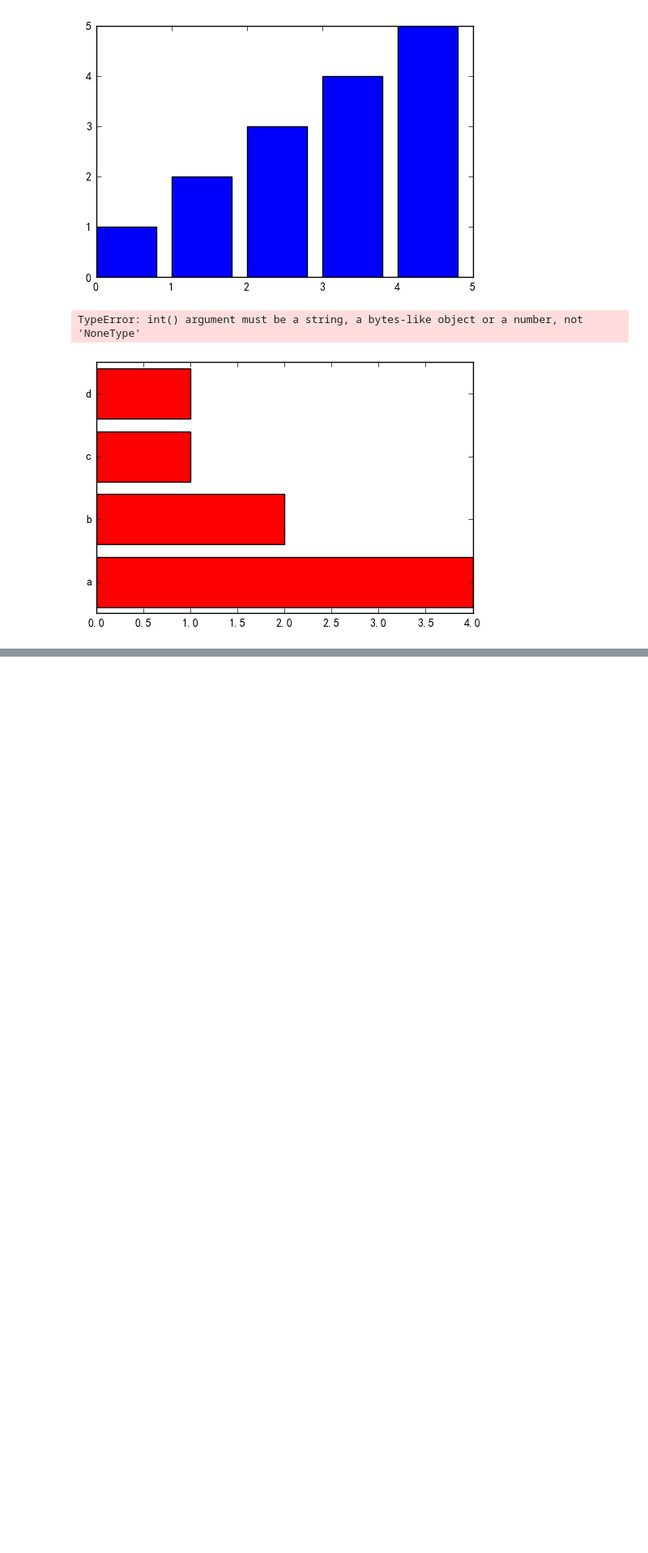
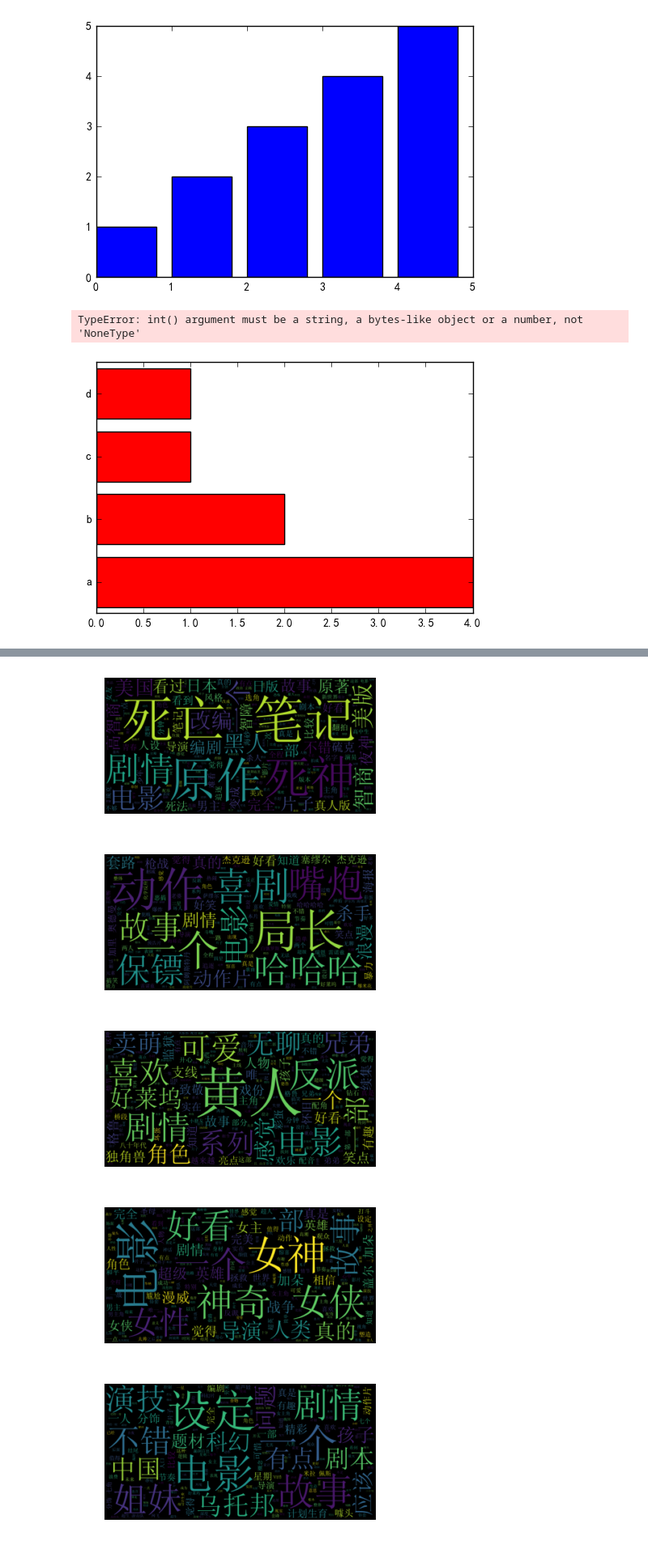
Before and after one commit to xuzuoyang/MyNotebook, a Jupyter notebook: PlotTest.ipynb, the cells around one changed output, grey strips where cells are left out. Shown at 81% size. Saved outputs shown, nothing was run; the diff lists cells and outputs as text; code cells hidden in the pictures; blank space fills up the shorter version.

```diff
--- a/PlotTest.ipynb
+++ b/PlotTest.ipynb
@@ -435,0 +475,60 @@ plt.show()
+# %%
+import re
+import jieba
+import pymysql
+import matplotlib.pyplot as plt
+from wordcloud import WordCloud
+
+
+db = pymysql.connect(host='localhost',
+    db='crawler',
+    user='root',
+    passwd='584224',
+    charset='utf8',
+    use_unicode=True)
+cursor = db.cursor()
+
+comments = {}
+try:
+    sql = 'select movie_id, comment_content from comments group by movie_id, comment_content'
+    cursor.execute(sql)
+    results = cursor.fetchall()
+    for row in results:
+        movie_id, comment = row[0], row[1]
+        if movie_id in comments.keys():
+            comments[movie_id].append(comment)
+        else:
+            comments[movie_id] = list()
+except Exception as e:
+    print('Exception!')
+    print(e)
+finally:
+    db.close()
+
+with open('/home/xuzuoyang/stopwords.txt') as file:
+    stopwords = file.read().split('\n')
+
+for movie_id in comments.keys():
+    comment = ''.join(comments[movie_id])
+    pattern = re.compile(r'[\u4e00-\u9fa5]+')
+    filterdata = re.findall(pattern, comment)
+    cleaned_comment = ''.join(filterdata)
+
+#     jieba.analyse.set_stop_words('/home/xuzuoyang/stopwords.txt')
+#     tags=jieba.analyse.extract_tags(cleaned_comment, topK = 50, withWeight = False, allowPOS = ())
+#     if stopwords:
+#         words = [word for word in jieba.cut(cleaned_comment) if word not in stopwords]
+#     else:
+#         words = [word in jieba.cut(cleaned_comment)]
+    words = jieba.cut(cleaned_comment)
+
+    wordcloud = WordCloud('/home/xuzuoyang/Downloads/simsun.ttf', stopwords=stopwords).generate(' '.join(words))
+    plt.imshow(wordcloud, interpolation='bilinear')
+    plt.axis('off')
+    plt.show()
+# %% [output]
+[figure, added]
+[figure, added]
+[figure, added]
+[figure, added]
+[figure, added]
```
Also changed, not shown: parts of 3 cells of this notebook, 2 other files.
